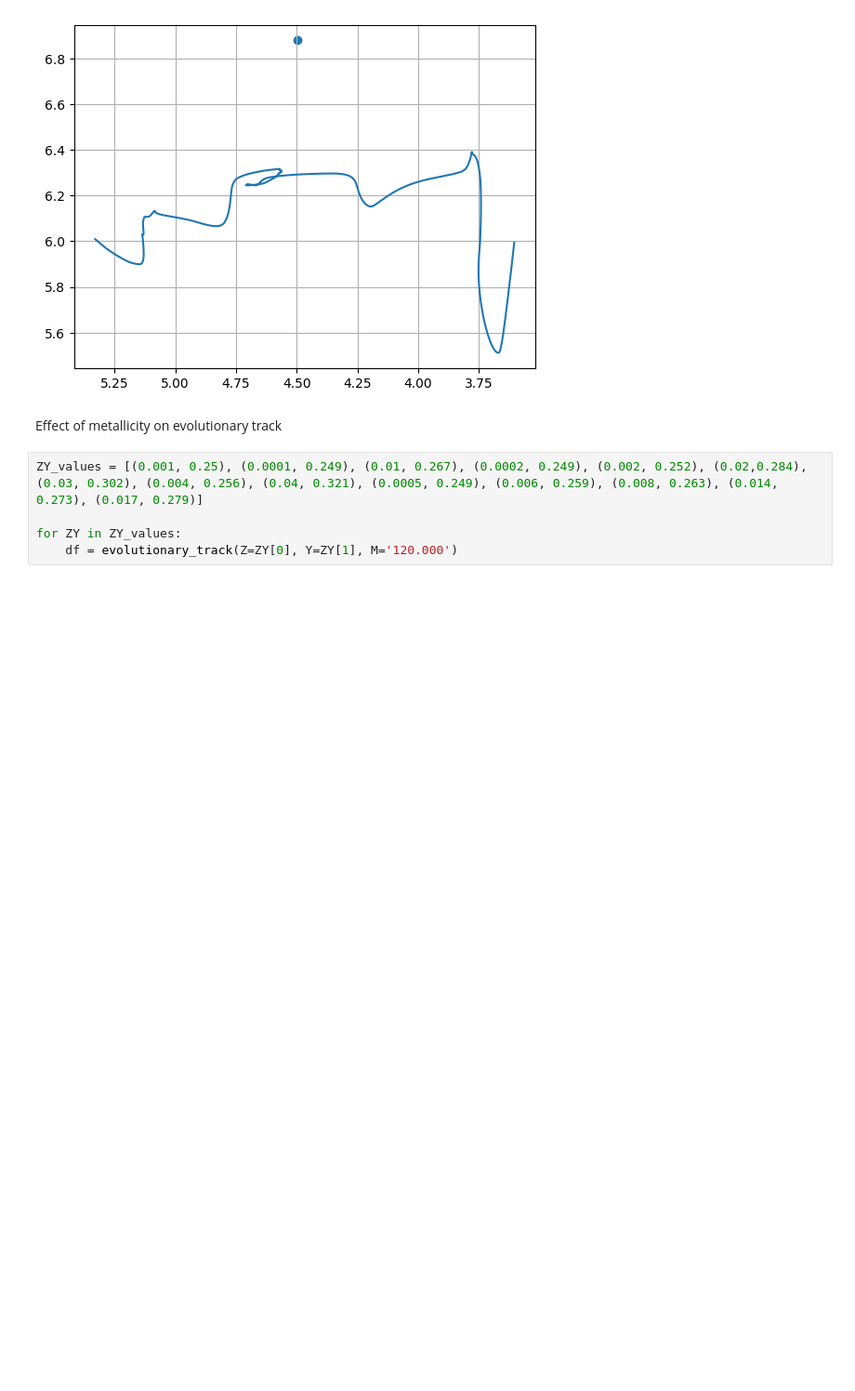
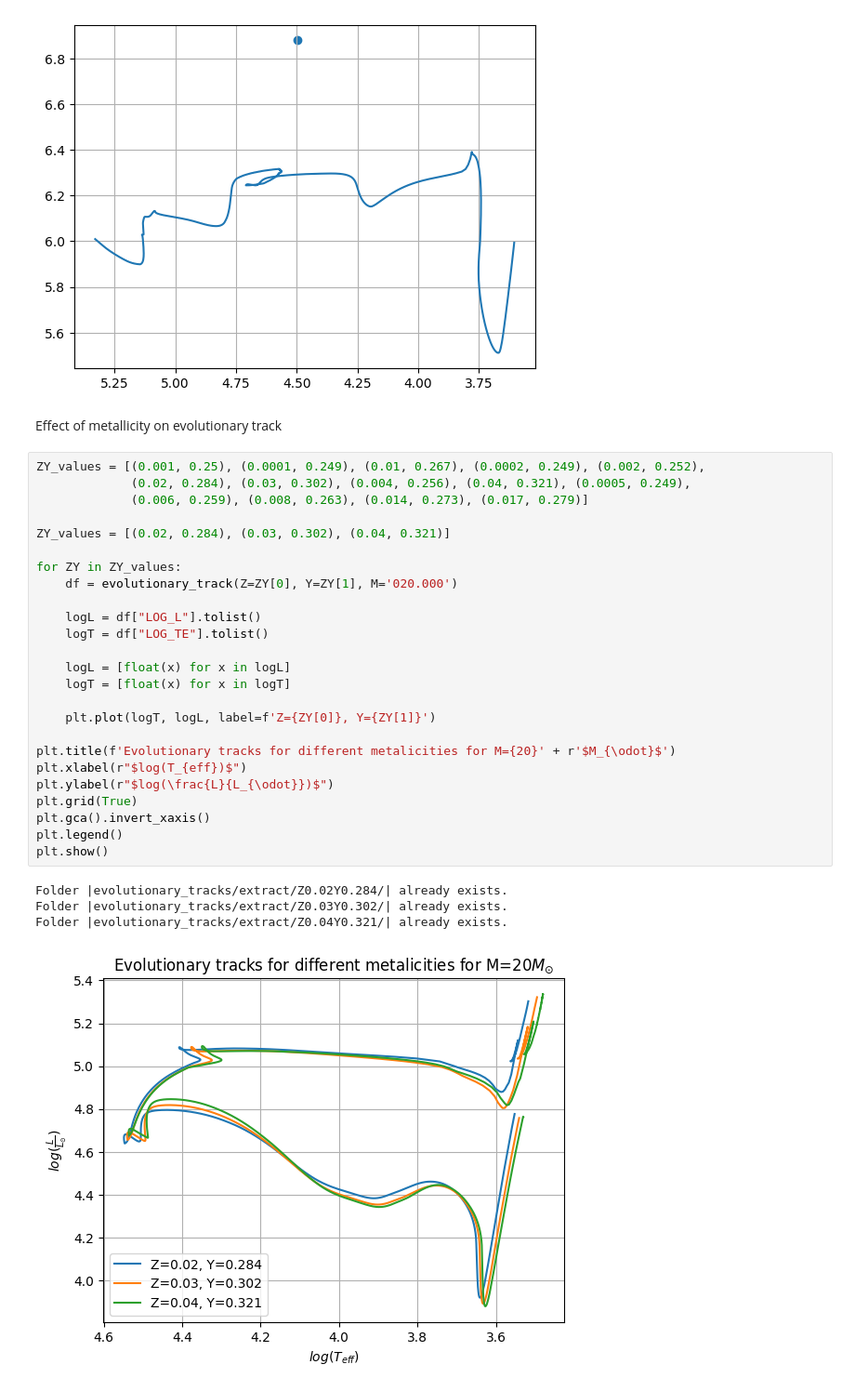
Before and after one commit to LvV210/MasterProject, a Jupyter notebook: evolutionary_tracks.ipynb, the cells around one changed output. Shown at 93% size. Drawn from its saved outputs; the diff is of its cells as text; blank space fills up the shorter version.

Commit message:
Added plot for different metalicities and plots for different masses. Now the object from Kaper et. al (2001) can be compared with the evolutionary tracks from Chen et. al (2015)

```diff
--- a/evolutionary_tracks.ipynb
+++ b/evolutionary_tracks.ipynb
@@ -94,7 +96,32 @@ Folder |evolutionary_tracks/extract/Z0.02Y0.284/| already exists.
 # %% [markdown]
 Effect of metallicity on evolutionary track
 # %%
-ZY_values = [(0.001, 0.25), (0.0001, 0.249), (0.01, 0.267), (0.0002, 0.249), (0.002, 0.252), (0.02,0.284), (0.03, 0.302), (0.004, 0.256), (0.04, 0.321), (0.0005, 0.249), (0.006, 0.259), (0.008, 0.263), (0.014, 0.273), (0.017, 0.279)]
+ZY_values = [(0.001, 0.25), (0.0001, 0.249), (0.01, 0.267), (0.0002, 0.249), (0.002, 0.252),
+             (0.02, 0.284), (0.03, 0.302), (0.004, 0.256), (0.04, 0.321), (0.0005, 0.249),
+             (0.006, 0.259), (0.008, 0.263), (0.014, 0.273), (0.017, 0.279)]
+
+ZY_values = [(0.02, 0.284), (0.03, 0.302), (0.04, 0.321)]
 
 for ZY in ZY_values:
-    df = evolutionary_track(Z=ZY[0], Y=ZY[1], M='120.000')
+    df = evolutionary_track(Z=ZY[0], Y=ZY[1], M='020.000')
+
+    logL = df["LOG_L"].tolist()
+    logT = df["LOG_TE"].tolist()
+
+    logL = [float(x) for x in logL]
+    logT = [float(x) for x in logT]
+
+    plt.plot(logT, logL, label=f'Z={ZY[0]}, Y={ZY[1]}')
+
+plt.title(f'Evolutionary tracks for different metalicities for M={20}' + r'$M_{\odot}$')
+plt.xlabel(r"$log(T_{eff})$")
+plt.ylabel(r"$log(\frac{L}{L_{\odot}})$")
+plt.grid(True)
+plt.gca().invert_xaxis()
+plt.legend()
+plt.show()
+# %% [output]
+Folder |evolutionary_tracks/extract/Z0.02Y0.284/| already exists.
+Folder |evolutionary_tracks/extract/Z0.03Y0.302/| already exists.
+Folder |evolutionary_tracks/extract/Z0.04Y0.321/| already exists.
+[figure, added]
```
Also changed, not shown: parts of 3 cells of this notebook.
